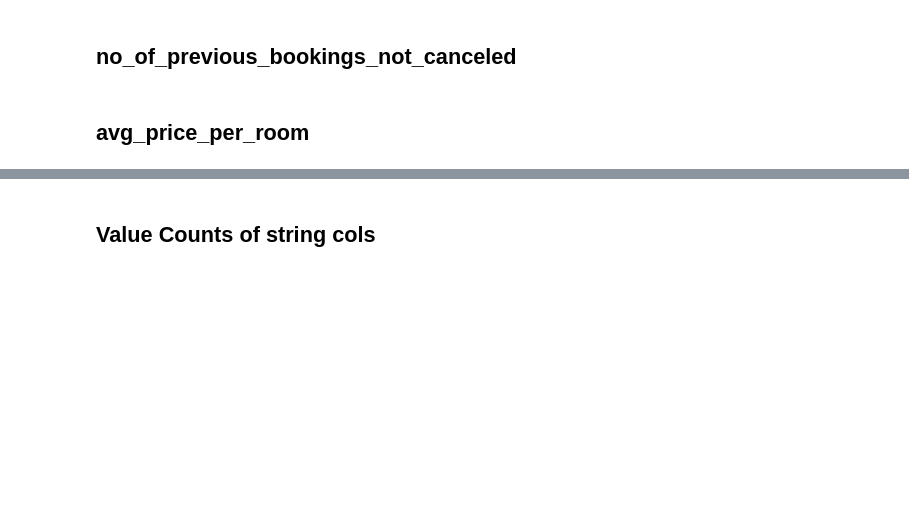
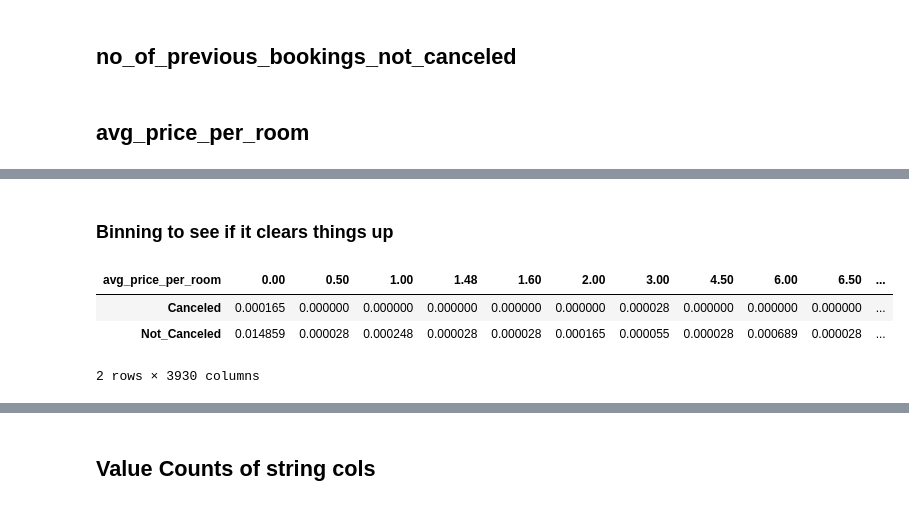
Before and after one commit to mduncan23/Hotel_Cancellation_Predictor, a Jupyter notebook: Hotel_Cancellation_Notebook.ipynb, the cells around one changed output, grey strips where cells are left out. Saved outputs shown, nothing was run; the diff lists cells and outputs as text; code cells hidden in the pictures; blank space fills up the shorter version.

```diff
--- a/Hotel_Cancellation_Notebook.ipynb
+++ b/Hotel_Cancellation_Notebook.ipynb
@@ -386,0 +376,9 @@ price_df.reset_index()[:-10].set_index('avg_price_per_room').plot();
+# %% [markdown]
+### Binning to see if it clears things up
+# %%
+price_df.T
+# %% [output]
+| avg_price_per_room | 0.00 | 0.50 | 1.00 | 1.48 | 1.60 | 2.00 | 3.00 | 4.50 | 6.00 | 6.50 | ... |
+| Canceled | 0.000165 | 0.000000 | 0.000000 | 0.000000 | 0.000000 | 0.000000 | 0.000028 | 0.000000 | 0.000000 | 0.000000 | ... |
+| Not_Canceled | 0.014859 | 0.000028 | 0.000248 | 0.000028 | 0.000028 | 0.000165 | 0.000055 | 0.000028 | 0.000689 | 0.000028 | ... |
+2 rows × 3930 columns
```
Also changed, not shown: parts of 22 cells of this notebook.
